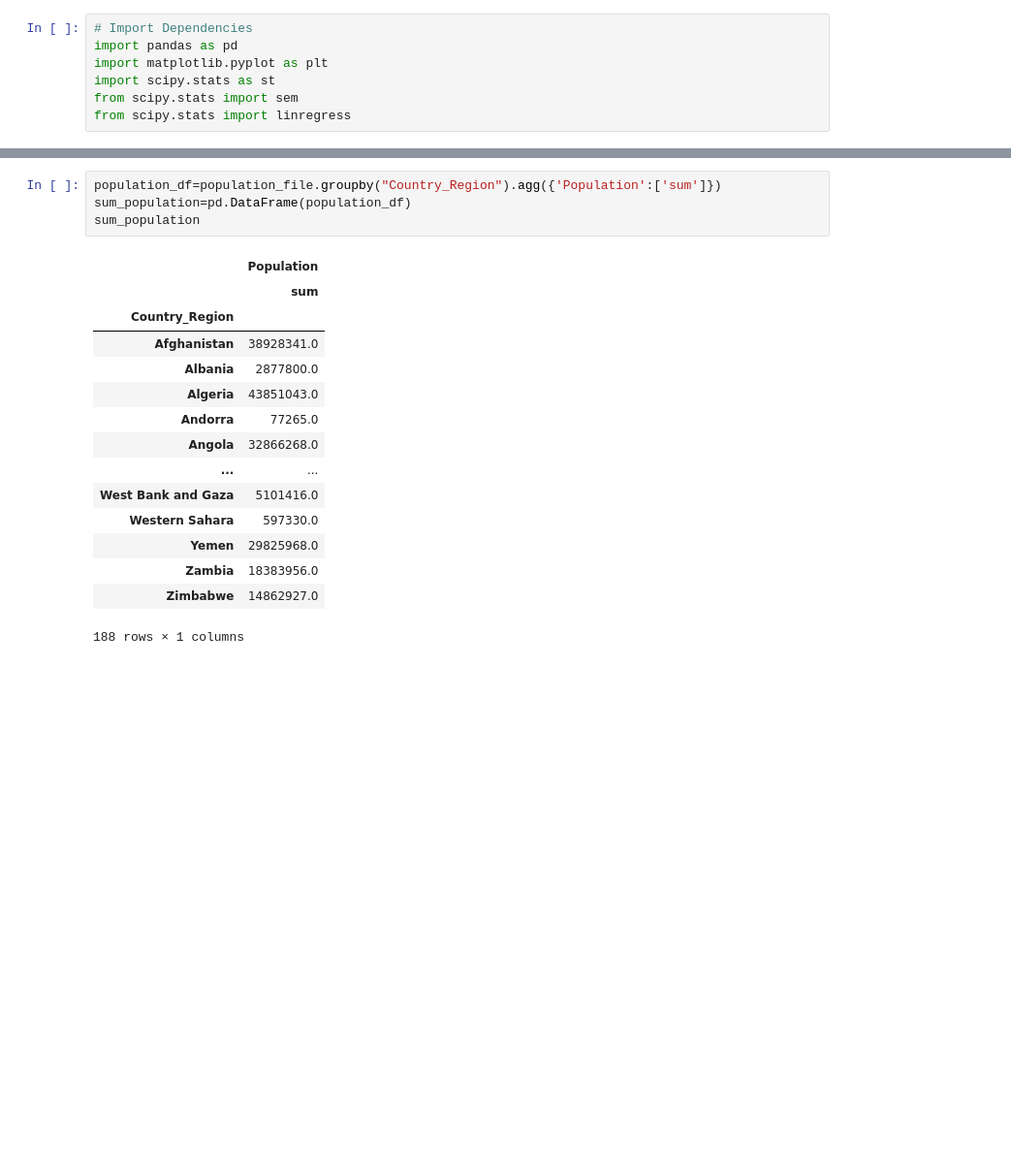
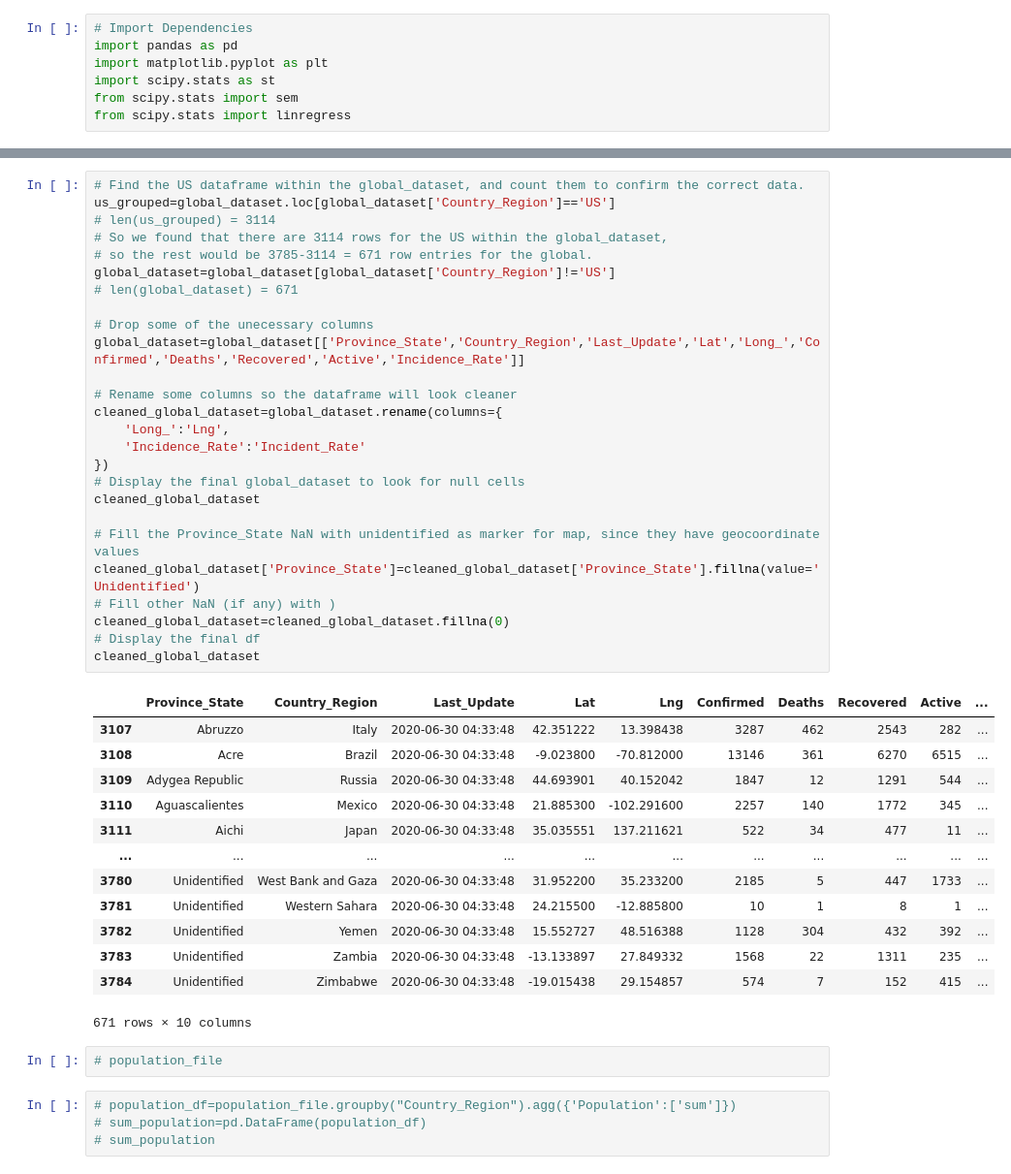
Before and after one commit to phuphan626/Group-4-Project-1, a Jupyter notebook: analysis/Covid-19-analysis.ipynb, the cells around one changed output, grey strips where cells are left out. Shown at 97% size. Cells and saved outputs as stored; diff of their text form; blank space fills up the shorter version.

```diff
--- a/analysis/Covid-19-analysis.ipynb
+++ b/analysis/Covid-19-analysis.ipynb
@@ -86,21 +98,47 @@ population_file
+# %%
+# Find the US dataframe within the global_dataset, and count them to confirm the correct data.
+us_grouped=global_dataset.loc[global_dataset['Country_Region']=='US']
+# len(us_grouped) = 3114
+# So we found that there are 3114 rows for the US within the global_dataset,
+# so the rest would be 3785-3114 = 671 row entries for the global.
+global_dataset=global_dataset[global_dataset['Country_Region']!='US']
+# len(global_dataset) = 671
+
+# Drop some of the unecessary columns
+global_dataset=global_dataset[['Province_State','Country_Region','Last_Update','Lat','Long_','Confirmed','Deaths','Recovered','Active','Incidence_Rate']]
+
+# Rename some columns so the dataframe will look cleaner
+cleaned_global_dataset=global_dataset.rename(columns={
+    'Long_':'Lng',
+    'Incidence_Rate':'Incident_Rate'
+})
+# Display the final global_dataset to look for null cells
+cleaned_global_dataset
+
+# Fill the Province_State NaN with unidentified as marker for map, since they have geocoordinate values
+cleaned_global_dataset['Province_State']=cleaned_global_dataset['Province_State'].fillna(value='Unidentified')
+# Fill other NaN (if any) with )
+cleaned_global_dataset=cleaned_global_dataset.fillna(0)
+# Display the final df
+cleaned_global_dataset
+# %% [output]
+|  | Province_State | Country_Region | Last_Update | Lat | Lng | Confirmed | Deaths | Recovered | Active | ... |
+| 3107 | Abruzzo | Italy | 2020-06-30 04:33:48 | 42.351222 | 13.398438 | 3287 | 462 | 2543 | 282 | ... |
+| 3108 | Acre | Brazil | 2020-06-30 04:33:48 | -9.023800 | -70.812000 | 13146 | 361 | 6270 | 6515 | ... |
+| 3109 | Adygea Republic | Russia | 2020-06-30 04:33:48 | 44.693901 | 40.152042 | 1847 | 12 | 1291 | 544 | ... |
+| 3110 | Aguascalientes | Mexico | 2020-06-30 04:33:48 | 21.885300 | -102.291600 | 2257 | 140 | 1772 | 345 | ... |
+| 3111 | Aichi | Japan | 2020-06-30 04:33:48 | 35.035551 | 137.211621 | 522 | 34 | 477 | 11 | ... |
+| ... | ... | ... | ... | ... | ... | ... | ... | ... | ... | ... |
+| 3780 | Unidentified | West Bank and Gaza | 2020-06-30 04:33:48 | 31.952200 | 35.233200 | 2185 | 5 | 447 | 1733 | ... |
+| 3781 | Unidentified | Western Sahara | 2020-06-30 04:33:48 | 24.215500 | -12.885800 | 10 | 1 | 8 | 1 | ... |
+| 3782 | Unidentified | Yemen | 2020-06-30 04:33:48 | 15.552727 | 48.516388 | 1128 | 304 | 432 | 392 | ... |
+| 3783 | Unidentified | Zambia | 2020-06-30 04:33:48 | -13.133897 | 27.849332 | 1568 | 22 | 1311 | 235 | ... |
+| 3784 | Unidentified | Zimbabwe | 2020-06-30 04:33:48 | -19.015438 | 29.154857 | 574 | 7 | 152 | 415 | ... |
+671 rows × 10 columns
+# %%
+# population_file
 # %%
-population_df=population_file.groupby("Country_Region").agg({'Population':['sum']})
-sum_population=pd.DataFrame(population_df)
-sum_population
+# population_df=population_file.groupby("Country_Region").agg({'Population':['sum']})
+# sum_population=pd.DataFrame(population_df)
+# sum_population
-# %% [output]
-|  | Population |
-|  | sum |
-| Country_Region |  |
-| Afghanistan | 38928341.0 |
-| Albania | 2877800.0 |
-| Algeria | 43851043.0 |
-| Andorra | 77265.0 |
-| Angola | 32866268.0 |
-| ... | ... |
-| West Bank and Gaza | 5101416.0 |
-| Western Sahara | 597330.0 |
-| Yemen | 29825968.0 |
-| Zambia | 18383956.0 |
-| Zimbabwe | 14862927.0 |
-188 rows × 1 columns
 # %%
```
Also changed, not shown: parts of 11 cells of this notebook.
